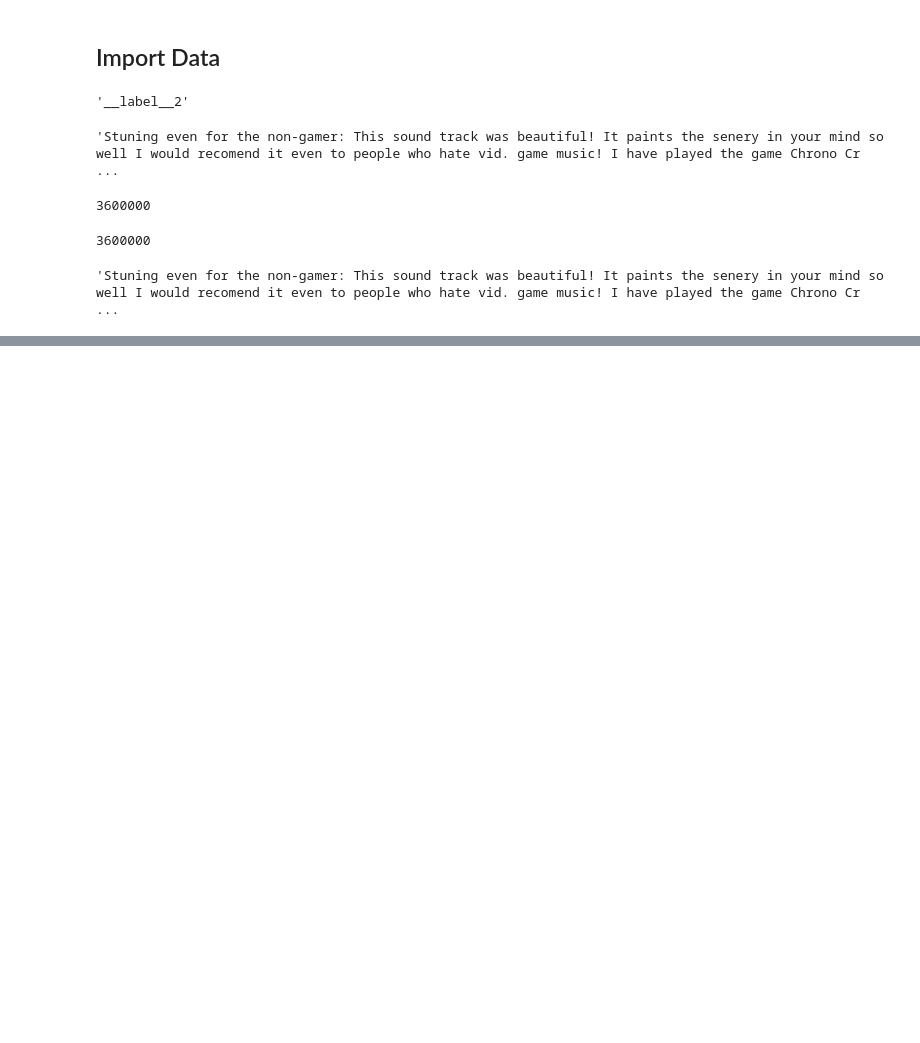
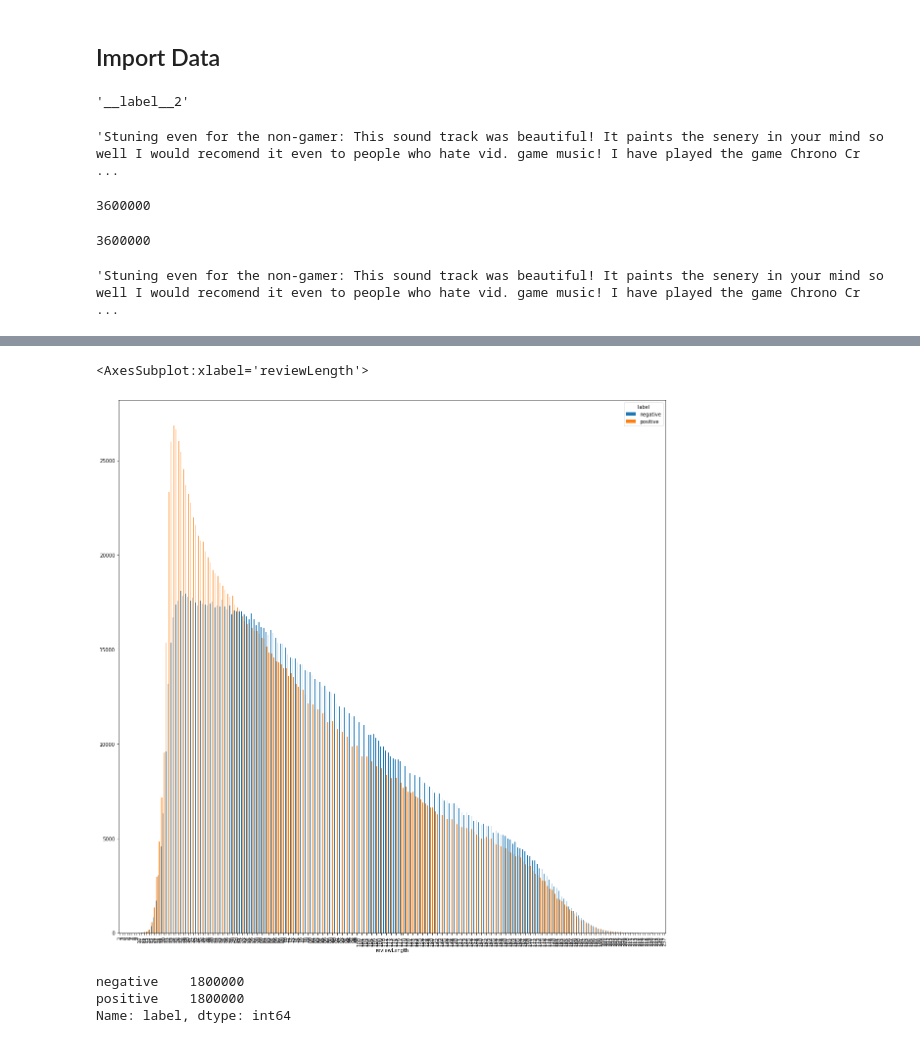
Before and after one commit to Amaki1/Amazon-Reviews, a Jupyter notebook: AmazonReviews.ipynb, the cells around one changed output, grey strips where cells are left out. Drawn from its saved outputs; the diff is of its cells as text; code cells hidden in the pictures; blank space fills up the shorter version.

```diff
--- a/AmazonReviews.ipynb
+++ b/AmazonReviews.ipynb
@@ -72,0 +97,13 @@ data.sample(5)
+# %%
+data['reviewLength'] = WordsPerReview
+Amazon_sentiment = data.groupby(['reviewLength', 'label']).label.count().unstack()
+Amazon_sentiment.plot(kind='bar',figsize=(20,20))
+# %% [output]
+<AxesSubplot:xlabel='reviewLength'>
+[figure, added]
+# %%
+data['label'].value_counts()
+# %% [output]
+negative    1800000
+positive    1800000
+Name: label, dtype: int64
```
Also changed, not shown: parts of 20 cells of this notebook.
